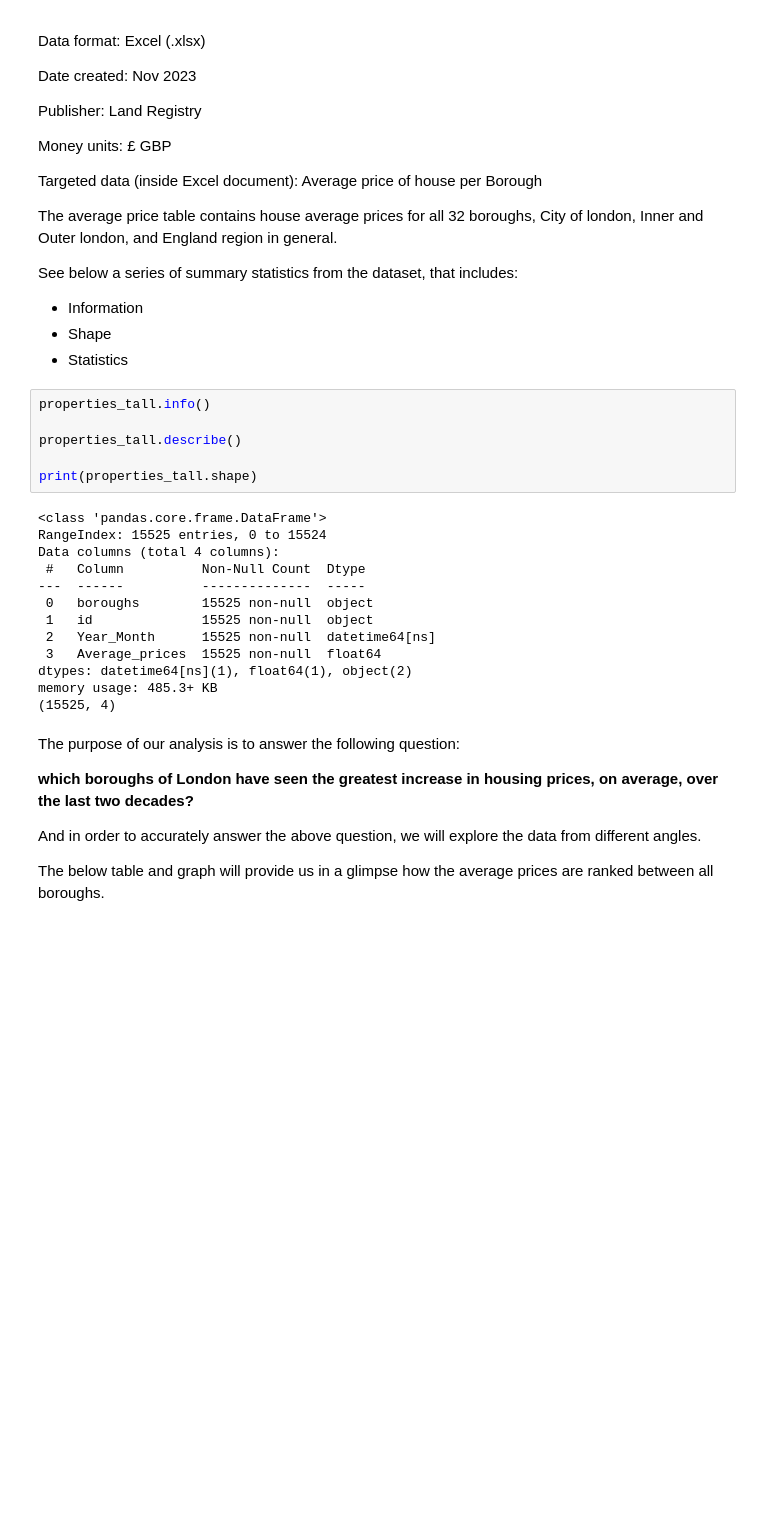
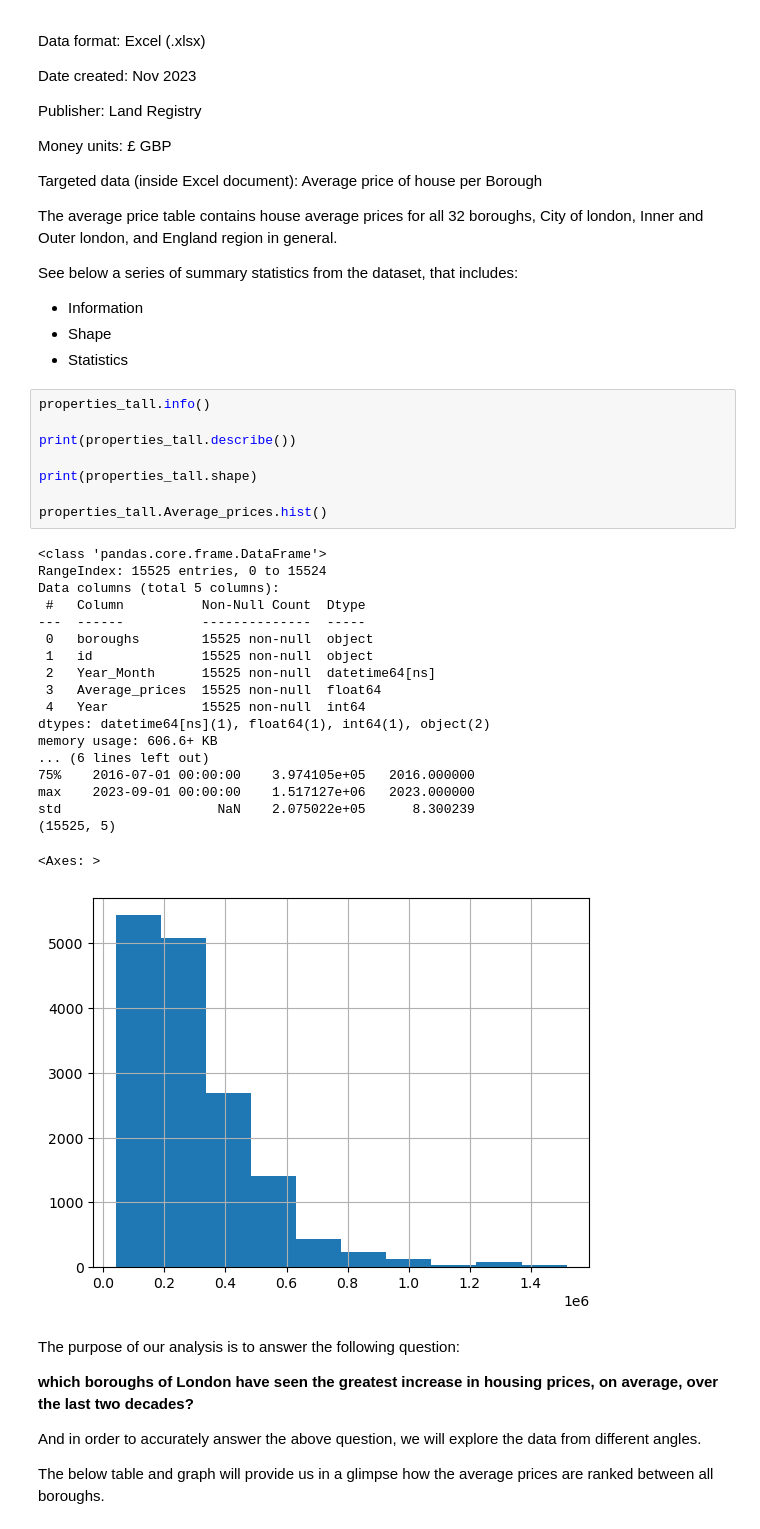
Before and after one commit to Grosario2/15.3-Case-Study---London-Calling, a Jupyter notebook: London Housing Case Study - Tier 3.ipynb, the cells around one changed output. Drawn from its saved outputs; the diff is of its cells as text; blank space fills up the shorter version.

```diff
--- a/London Housing Case Study - Tier 3.ipynb
+++ b/London Housing Case Study - Tier 3.ipynb
@@ -602,22 +602,31 @@ See below a series of summary statistics from the dataset, that includes:
 # %%
 properties_tall.info()
 
-properties_tall.describe()
+print(properties_tall.describe())
 
 print(properties_tall.shape)
+
+properties_tall.Average_prices.hist()
 # %% [output]
 <class 'pandas.core.frame.DataFrame'>
 RangeIndex: 15525 entries, 0 to 15524
-Data columns (total 4 columns):
+Data columns (total 5 columns):
  #   Column          Non-Null Count  Dtype
 ---  ------          --------------  -----
  0   boroughs        15525 non-null  object
  1   id              15525 non-null  object
  2   Year_Month      15525 non-null  datetime64[ns]
  3   Average_prices  15525 non-null  float64
-dtypes: datetime64[ns](1), float64(1), object(2)
-memory usage: 485.3+ KB
-(15525, 4)
+ 4   Year            15525 non-null  int64
+dtypes: datetime64[ns](1), float64(1), int64(1), object(2)
+memory usage: 606.6+ KB
+... (6 lines left out)
+75%    2016-07-01 00:00:00    3.974105e+05   2016.000000
+max    2023-09-01 00:00:00    1.517127e+06   2023.000000
+std                    NaN    2.075022e+05      8.300239
+(15525, 5)
+<Axes: >
+[figure, added]
 # %% [markdown]
 The purpose of our analysis is to answer the following question:
 
```
Also changed, not shown: parts of 1 cell of this notebook.
